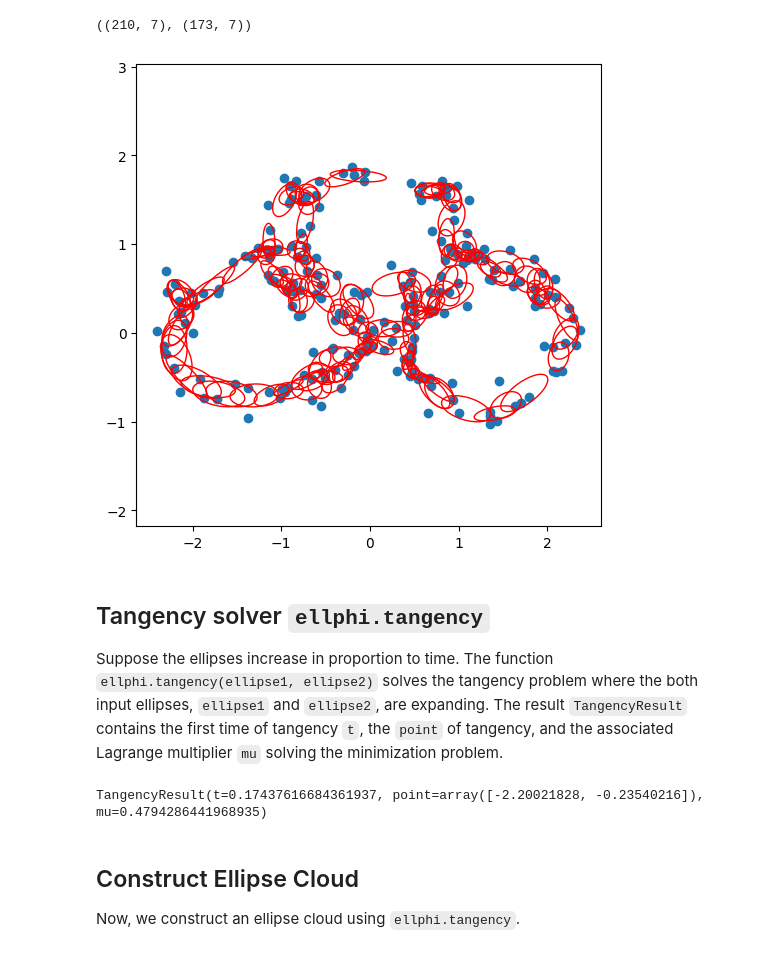
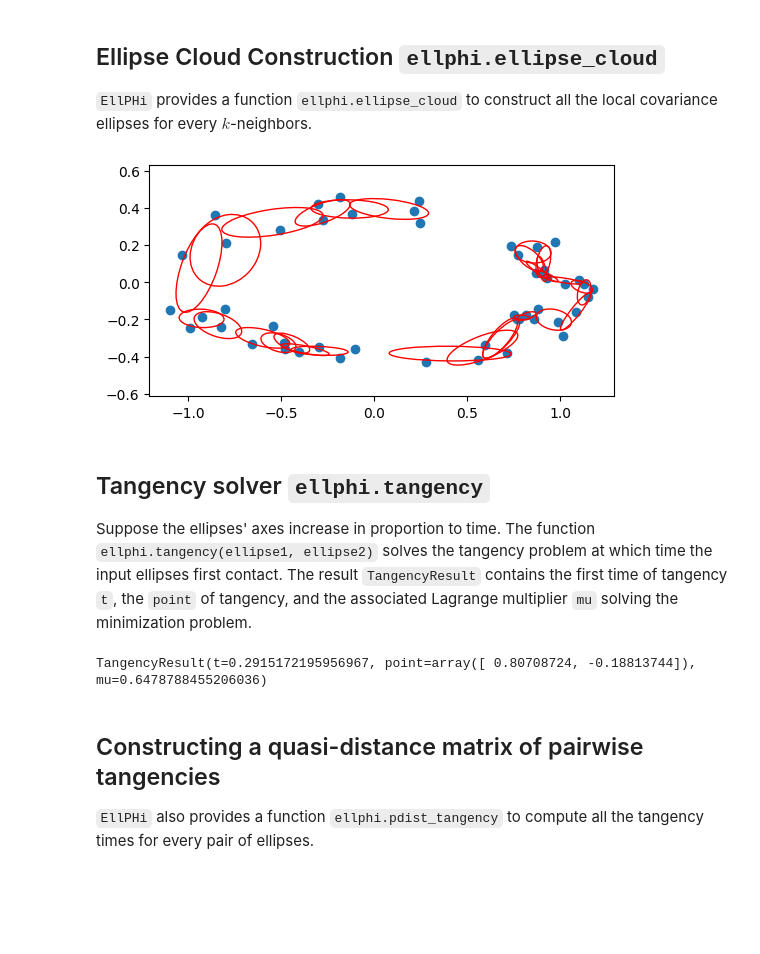
Before and after one commit to t-uda/ellphi, a Jupyter notebook: notebooks/epencil-ph.ipynb, the cells around one changed output. Cells and saved outputs as stored; diff of their text form; code cells hidden in the pictures; blank space fills up the shorter version.

```diff
--- a/notebooks/epencil-ph.ipynb
+++ b/notebooks/epencil-ph.ipynb
@@ -76,0 +67,5 @@ def ellipse_patch(x0, y0, r1=1, r2=1, theta=0, *, cov=None, scale=1):
+# %%
+# compute mean and cov
+mean = numpy.mean(data, axis=1)
+cov = numpy.cov(data)
+mean, cov
@@ -79,9 +114,3 @@ We generate a random point cloud.
 # %%
-theta = rng.uniform(0, 2 * numpy.pi, num_points)
-noise = rng.uniform(-eps, eps, size=(2, num_points))
-noise[0, :num_points//3] -= delta
-noise[0, -num_points//3:] += delta
-noise[1, num_points//3:] += delta
-noise[1, -num_points//3:] -= delta
-data = ellphi.unit_vector(theta) + noise
-data[1] *= alpha
+# compute the coefficients corresponding to matrix_a, vector_b, and scalar_c
+ellphi.coef_from_cov([mean[0]], [mean[1]], cov)
@@ -95,44 +140,33 @@ plt.show()
+# %% [markdown]
+## Ellipse Cloud Construction `ellphi.ellipse_cloud`
+
+`EllPHi` provides a function `ellphi.ellipse_cloud` to construct all the local covariance ellipses for every $k$-neighbors.
 # %%
-# Euclidean distance matrix
-d = numpy.linalg.norm(data[:, None, :] - data[:, :, None], axis=0)
-# Construct k-neighbourhood
-nbd_subsets = numpy.unique(numpy.argsort(d, axis=1)[:, :near], axis=0)
-sorted_subsets = [tuple(sorted(subset)) # each subset as a sorted tuple
-                  for subset in nbd_subsets]
-# Remove duplicated subsets
-unique_subsets = numpy.unique(sorted_subsets, axis=0)
-
-# Each row consists of the indices of k-nbd
-nbd_subsets.shape, unique_subsets.shape
+ellcloud = ellphi.ellipse_cloud(data[0], data[1], k=5)
+# ellcloud
-# %% [output]
-((210, 7), (173, 7))
 # %%
-fig, ax = plt.subplots(1, 1, figsize=(6, 6))
+fig, ax = plt.subplots(1, 1, figsize=(6, 3))
 ax.scatter(*data, marker='o')
 ax.set_aspect('equal', adjustable='datalim')
 
-# Construct and plot ellipses from local covariance matrices of k-nbd
-ellipses = []
-for near_indices in unique_subsets:
-    near_data = data[:, near_indices]
-    mean, cov = numpy.mean(near_data, axis=1), numpy.cov(near_data)
-    e = ellphi.coef_from_cov(*mean, cov)
-    ellipses.append((e, mean, cov))
-    p = ellipse_patch(*mean, cov=cov)
+for i in range(ellcloud.num_ellipses):
+    mean, cov = ellcloud.means[i], ellcloud.covs[i]
+    p = ellphi.visualization.ellipse_patch(*mean, cov=cov)
     p.set(edgecolor='red')
     ax.add_patch(p)
+plt.show()
 # %% [output]
-[figure, old version]
+[figure, new version]
 # %% [markdown]
 ## Tangency solver `ellphi.tangency`
 
-Suppose the ellipses increase in proportion to time. The function `ellphi.tangency(ellipse1, ellipse2)` solves the tangency problem where the both input ellipses, `ellipse1` and `ellipse2`, are expanding. The result `TangencyResult` contains the first time of tangency `t`, the `point` of tangency, and the associated Lagrange multiplier `mu` solving the minimization problem.
+Suppose the ellipses' axes increase in proportion to time. The function `ellphi.tangency(ellipse1, ellipse2)` solves the tangency problem at which time the input ellipses first contact. The result `TangencyResult` contains the first time of tangency `t`, the `point` of tangency, and the associated Lagrange multiplier `mu` solving the minimization problem.
 # %%
-ellphi.tangency(ellipses[1][0], ellipses[2][0])
+ellphi.tangency(ellcloud.coefs[0], ellcloud.coefs[1])
 # %% [output]
-TangencyResult(t=0.17437616684361937, point=array([-2.20021828, -0.23540216]), mu=0.4794286441968935)
+TangencyResult(t=0.2915172195956967, point=array([ 0.80708724, -0.18813744]), mu=0.6478788455206036)
 # %% [markdown]
-## Construct Ellipse Cloud
+## Constructing a quasi-distance matrix of pairwise tangencies
 
-Now, we construct an ellipse cloud using `ellphi.tangency`.
+`EllPHi` also provides a function `ellphi.pdist_tangency` to compute all the tangency times for every pair of ellipses.
 # %%
```
Also changed, not shown: parts of 25 cells of this notebook, 5 other files.
